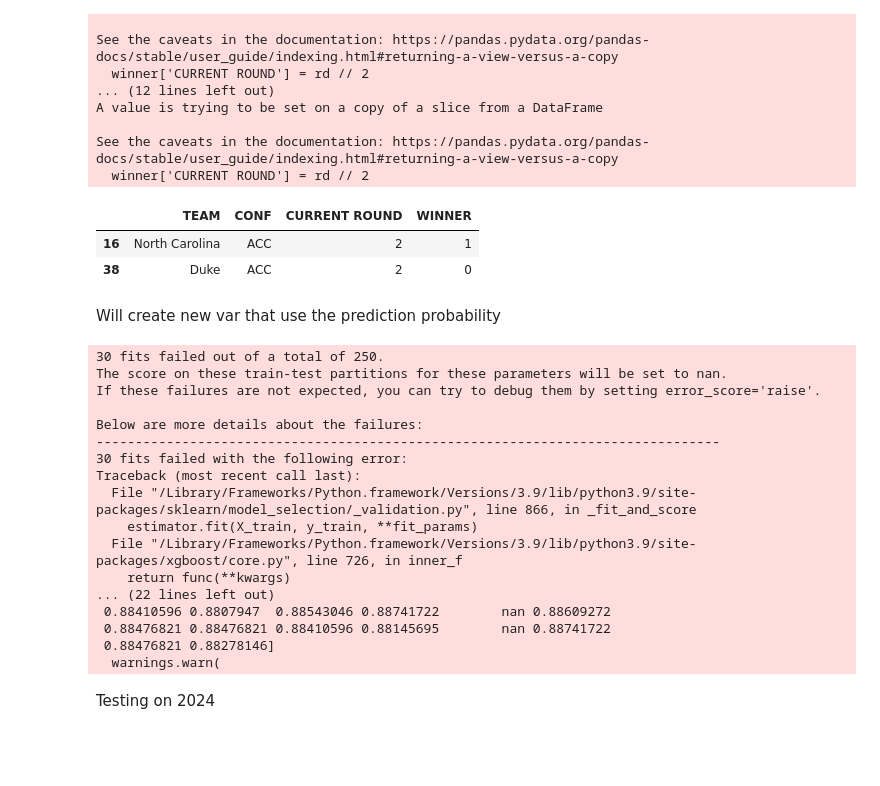
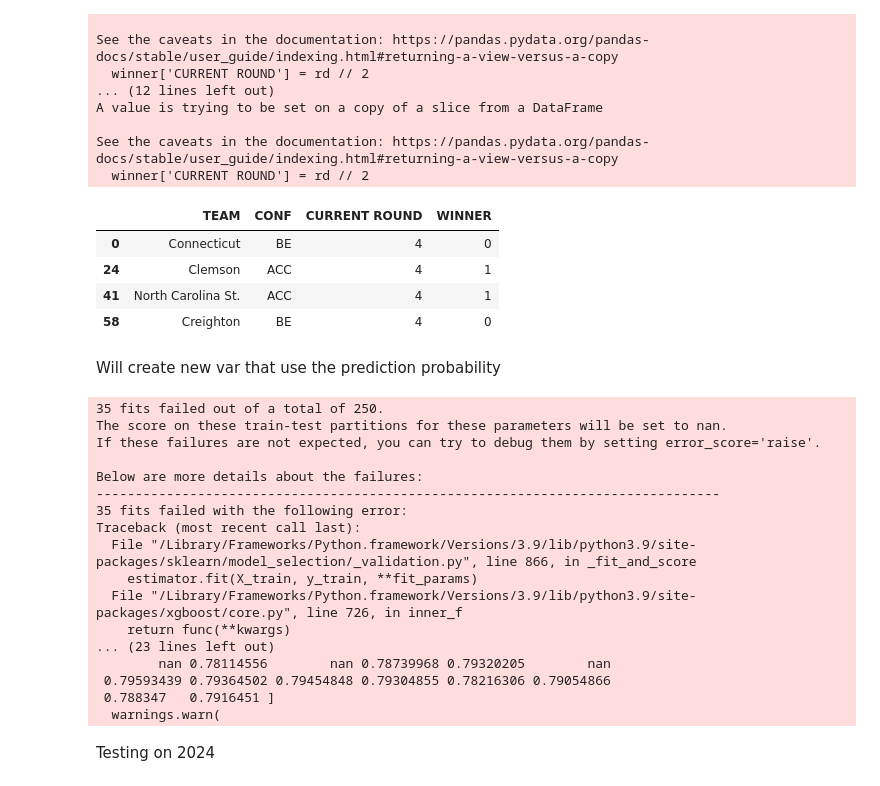
Before and after one commit to nicholaskim1004/MarchMadness, a Jupyter notebook: bracketology/madness.ipynb, the cells around one changed output. Cells and saved outputs as stored; diff of their text form; code cells hidden in the pictures; blank space fills up the shorter version.

```diff
--- a/bracketology/madness.ipynb
+++ b/bracketology/madness.ipynb
@@ -385,7 +385,7 @@ temp = temp.drop(['TEAM NO','TEAM','CONF','MATCHUP ID','CURRENT ROUND'],axis=1)
 grouped_conf = temp.groupby(['YEAR','CONF ID'])
 grouped_conf = grouped_conf.mean()
 # %%
-conf_perf = conf_perf.drop(['GAMES','W','L'],axis=1)
+conf_perf = conf_perf.copy().drop(['GAMES','W','L'],axis=1)
 conf_perf.head()
 # %% [output]
 |  | CONF ID | CONF | PAKE | PAKE RANK | PASE | PASE RANK | WIN% | R64 | R32 | S16 | E8 | ... |
@@ -422,7 +422,7 @@ comp_conf = comp_conf.loc[:,['YEAR','CONF','CONF ID','SEED','ROUND','K OFF','K D
 Will now merge these conference stats onto the team matchups dataset but will only look at these for the stats and then will similarly feature engineer by matchup with these conference data
 # %%
 temp = comp_team_stats.copy()
-conf_matchup = temp.iloc[:,[0,1,2,3,4,5,8,9]]
+conf_matchup = temp.iloc[:,[0,1,2,3,4,5,7,8]]
 
 #replace P10 to be P12 for consistency
 conf_matchup.loc[conf_matchup['CONF']=='P10','CONF'] = 'P12'
@@ -451,7 +451,7 @@ diff_conf_matchup.head()
 # %% [markdown]
 Now model hyperparameter finding and model fitting with this new data
 # %%
-predictors = diff_conf_matchup.iloc[:,8:].columns
+predictors = diff_conf_matchup.copy().loc[:, 'WIN':].drop('WIN', axis=1).columns
 target = 'WIN'
 
 #test on 2024 season
@@ -491,7 +491,7 @@ parameter_grid = {
 
 boost = XGBClassifier(n_estimators=200,learning_rate=.01,booster='gbtree',early_stopping_rounds=20,random_state=42)
 
-ran_grid_search = RandomizedSearchCV(boost,param_distributions=parameter_grid,n_iter=50,cv=5,scoring='accuracy')
+ran_grid_search = RandomizedSearchCV(boost,param_distributions=parameter_grid,n_iter=50,cv=5,scoring='roc_auc')
 
 ran_rest = ran_grid_search.fit(x_train,y_train,eval_set=[(x_test, y_test)],verbose=False)
 # %% [output]
@@ -542,11 +542,13 @@ A value is trying to be set on a copy of a slice from a DataFrame
 See the caveats in the documentation: https://pandas.pydata.org/pandas-docs/stable/user_guide/indexing.html#returning-a-view-versus-a-copy
   winner['CURRENT ROUND'] = rd // 2
 # %%
-sim['2']
+sim['4']
 # %% [output]
 |  | TEAM | CONF | CURRENT ROUND | WINNER |
-| 16 | North Carolina | ACC | 2 | 1 |
-| 38 | Duke | ACC | 2 | 0 |
+| 0 | Connecticut | BE | 4 | 0 |
+| 24 | Clemson | ACC | 4 | 1 |
+| 41 | North Carolina St. | ACC | 4 | 1 |
+| 58 | Creighton | BE | 4 | 0 |
 # %% [markdown]
 Will create new var that use the prediction probability
 # %%
@@ -580,28 +581,28 @@ y_train = bf_24[bf_24['MATCHUP ID'].isin(train_groups)][target]
 x_test = bf_24[bf_24['MATCHUP ID'].isin(test_groups)][n_predictors]
 y_test = bf_24[bf_24['MATCHUP ID'].isin(test_groups)][target]
 # %%
-boost = XGBClassifier(n_estimators=200,learning_rate=.01,booster='gbtree',early_stopping_rounds=20,random_state=42)
+boost = XGBClassifier(n_estimators=200,learning_rate=.01,booster='gbtree',early_stopping_rounds=20,reg_lambda=10,reg_alpha=5,random_state=42)
 
-ran_grid_search = RandomizedSearchCV(boost,param_distributions=parameter_grid,n_iter=50,cv=5,scoring='accuracy')
+ran_grid_search = RandomizedSearchCV(boost,param_distributions=parameter_grid,n_iter=50,cv=5,scoring='roc_auc')
 
 ran_rest = ran_grid_search.fit(x_train,y_train,eval_set=[(x_test, y_test)],verbose=False)
 # %% [output]
-30 fits failed out of a total of 250.
+35 fits failed out of a total of 250.
 The score on these train-test partitions for these parameters will be set to nan.
 If these failures are not expected, you can try to debug them by setting error_score='raise'.
 
 Below are more details about the failures:
 --------------------------------------------------------------------------------
-30 fits failed with the following error:
+35 fits failed with the following error:
 Traceback (most recent call last):
   File "/Library/Frameworks/Python.framework/Versions/3.9/lib/python3.9/site-packages/sklearn/model_selection/_validation.py", line 866, in _fit_and_score
     estimator.fit(X_train, y_train, **fit_params)
   File "/Library/Frameworks/Python.framework/Versions/3.9/lib/python3.9/site-packages/xgboost/core.py", line 726, in inner_f
     return func(**kwargs)
-... (22 lines left out)
- 0.88410596 0.8807947  0.88543046 0.88741722        nan 0.88609272
- 0.88476821 0.88476821 0.88410596 0.88145695        nan 0.88741722
- 0.88476821 0.88278146]
+... (23 lines left out)
+        nan 0.78114556        nan 0.78739968 0.79320205        nan
+ 0.79593439 0.79364502 0.79454848 0.79304855 0.78216306 0.79054866
+ 0.788347   0.7916451 ]
   warnings.warn(
 # %% [markdown]
 Testing on 2024
```
Also changed, not shown: parts of 35 cells of this notebook.
